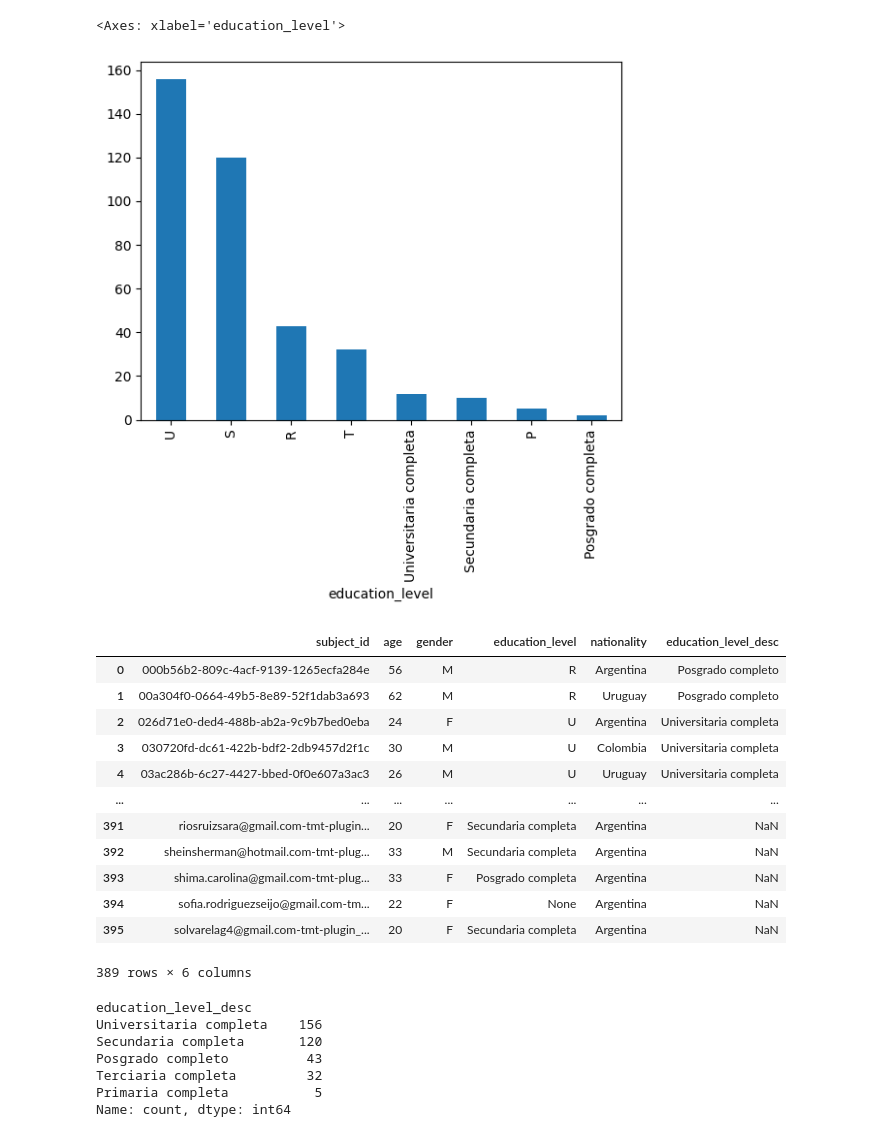
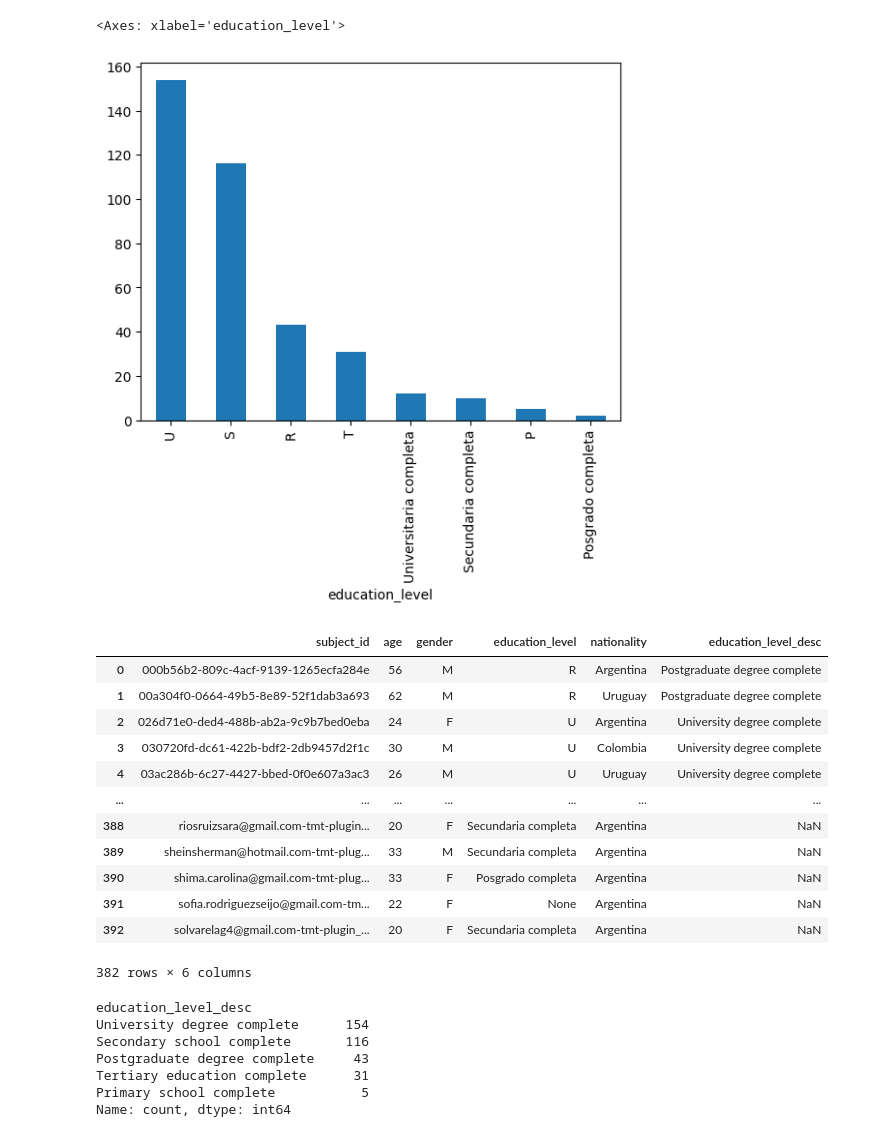
Before and after one commit to gianluca-capelo/datapruebas_analysis, a Jupyter notebook: notebooks/metadata_eda.ipynb, the cells around one changed output. Saved outputs shown, nothing was run; the diff lists cells and outputs as text; code cells hidden in the pictures.

```diff
--- a/notebooks/metadata_eda.ipynb
+++ b/notebooks/metadata_eda.ipynb
@@ -1,8 +1,9 @@
 # %%
 import pandas as pd
+import matplotlib.pyplot as plt
 
-file_name = '/home/gianluca/Research/datapruebas_analysis/data/hand_analysis/2025-11-07_17-24-46/analysis.csv'
+file_name = '~/Documents/REPOS/datapruebas_analysis/data/hand_analysis/2025-11-07_17-24-46/analysis.csv'
 
-df = pd.read_csv(file_name)
+df = pd.read_csv(file_name, on_bad_lines='warn')
 df
 # %% [output]
@@ -109,0 +101,6 @@ Name: count, dtype: int64
+# %%
+# Sanitizing
+metadata['age'].iloc[334]
+BAD_ROW_NON_AGE = metadata.iloc[334]['subject_id']
+metadata = metadata[metadata['subject_id'] != BAD_ROW_NON_AGE]
+metadata['age'] = metadata['age'].astype(int)
@@ -124,41 +127,41 @@ metadata['age'].hist()
 metadata['education_level'].value_counts().plot.bar()
 # %% [output]
 <Axes: xlabel='education_level'>
-[figure, old version]
+[figure, new version]
 # %%
 education_level_map = {
-    'P': 'Primaria completa',
-    'S': 'Secundaria completa',
-    'T': 'Terciaria completa',
-    'U': 'Universitaria completa',
-    'R': 'Posgrado completo'
+    'P': 'Primary school complete',
+    'S': 'Secondary school complete',
+    'T': 'Tertiary education complete',
+    'U': 'University degree complete',
+    'R': 'Postgraduate degree complete'
 }
 
 # Aplicar el mapeo a la columna education_level
 metadata['education_level_desc'] = metadata['education_level'].map(education_level_map)
 metadata
 # %% [output]
 |  | subject_id | age | gender | education_level | nationality | education_level_desc |
-| 0 | 000b56b2-809c-4acf-9139-1265ecfa284e | 56 | M | R | Argentina | Posgrado completo |
-| 1 | 00a304f0-0664-49b5-8e89-52f1dab3a693 | 62 | M | R | Uruguay | Posgrado completo |
-| 2 | 026d71e0-ded4-488b-ab2a-9c9b7bed0eba | 24 | F | U | Argentina | Universitaria completa |
-| 3 | 030720fd-dc61-422b-bdf2-2db9457d2f1c | 30 | M | U | Colombia | Universitaria completa |
-| 4 | 03ac286b-6c27-4427-bbed-0f0e607a3ac3 | 26 | M | U | Uruguay | Universitaria completa |
+| 0 | 000b56b2-809c-4acf-9139-1265ecfa284e | 56 | M | R | Argentina | Postgraduate degree complete |
+| 1 | 00a304f0-0664-49b5-8e89-52f1dab3a693 | 62 | M | R | Uruguay | Postgraduate degree complete |
+| 2 | 026d71e0-ded4-488b-ab2a-9c9b7bed0eba | 24 | F | U | Argentina | University degree complete |
+| 3 | 030720fd-dc61-422b-bdf2-2db9457d2f1c | 30 | M | U | Colombia | University degree complete |
+| 4 | 03ac286b-6c27-4427-bbed-0f0e607a3ac3 | 26 | M | U | Uruguay | University degree complete |
 | ... | ... | ... | ... | ... | ... | ... |
-| 391 | riosruizsara@gmail.com-tmt-plugin... | 20 | F | Secundaria completa | Argentina | NaN |
-| 392 | sheinsherman@hotmail.com-tmt-plug... | 33 | M | Secundaria completa | Argentina | NaN |
-| 393 | shima.carolina@gmail.com-tmt-plug... | 33 | F | Posgrado completa | Argentina | NaN |
-| 394 | sofia.rodriguezseijo@gmail.com-tm... | 22 | F | None | Argentina | NaN |
-| 395 | solvarelag4@gmail.com-tmt-plugin_... | 20 | F | Secundaria completa | Argentina | NaN |
+| 388 | riosruizsara@gmail.com-tmt-plugin... | 20 | F | Secundaria completa | Argentina | NaN |
+| 389 | sheinsherman@hotmail.com-tmt-plug... | 33 | M | Secundaria completa | Argentina | NaN |
+| 390 | shima.carolina@gmail.com-tmt-plug... | 33 | F | Posgrado completa | Argentina | NaN |
+| 391 | sofia.rodriguezseijo@gmail.com-tm... | 22 | F | None | Argentina | NaN |
+| 392 | solvarelag4@gmail.com-tmt-plugin_... | 20 | F | Secundaria completa | Argentina | NaN |
-389 rows × 6 columns
+382 rows × 6 columns
 # %%
 metadata['education_level_desc'].value_counts()
 # %% [output]
 education_level_desc
-Universitaria completa    156
-Secundaria completa       120
-Posgrado completo          43
-Terciaria completa         32
-Primaria completa           5
+University degree complete      154
+Secondary school complete       116
+Postgraduate degree complete     43
+Tertiary education complete      31
+Primary school complete           5
 Name: count, dtype: int64
 # %%
```
Also changed, not shown: parts of 20 cells of this notebook.
